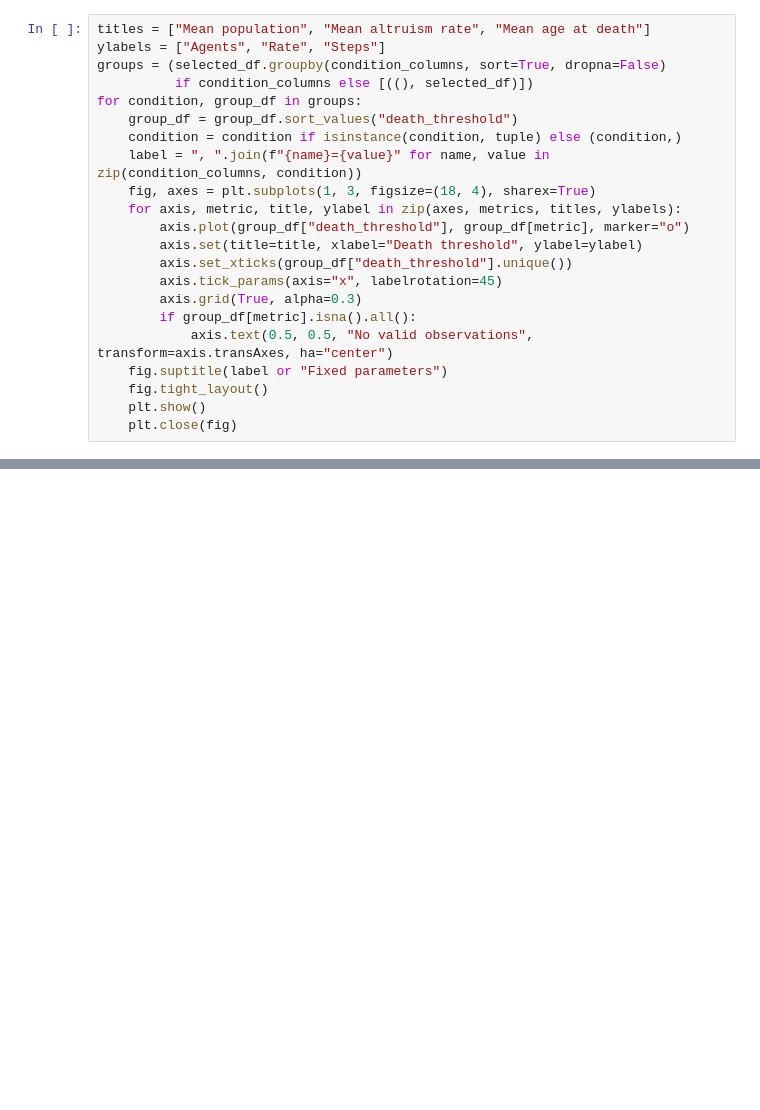
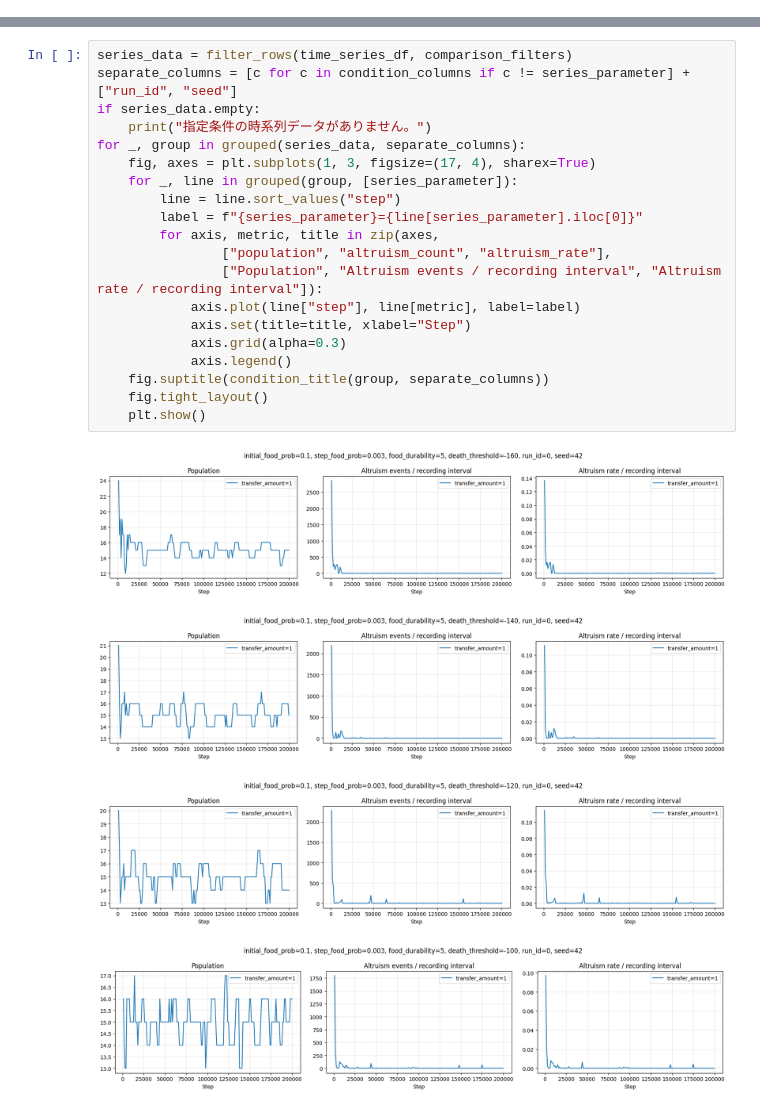
Before and after one commit to bcl-group/2703-nishimura-bachelor-thesis, a Jupyter notebook: project/notebooks/analysis_exp_v4.ipynb, the cells around one changed output, grey strips where cells are left out. Drawn from its saved outputs; the diff is of its cells as text; blank space fills up the shorter version.

```diff
--- a/project/notebooks/analysis_exp_v4.ipynb
+++ b/project/notebooks/analysis_exp_v4.ipynb
@@ -93,22 +95,0 @@ display(selected_df[[*condition_columns, "death_threshold", "num_runs", *metrics
-# %%
-titles = ["Mean population", "Mean altruism rate", "Mean age at death"]
-ylabels = ["Agents", "Rate", "Steps"]
-groups = (selected_df.groupby(condition_columns, sort=True, dropna=False)
-          if condition_columns else [((), selected_df)])
-for condition, group_df in groups:
-    group_df = group_df.sort_values("death_threshold")
-    condition = condition if isinstance(condition, tuple) else (condition,)
-    label = ", ".join(f"{name}={value}" for name, value in zip(condition_columns, condition))
-    fig, axes = plt.subplots(1, 3, figsize=(18, 4), sharex=True)
-    for axis, metric, title, ylabel in zip(axes, metrics, titles, ylabels):
-        axis.plot(group_df["death_threshold"], group_df[metric], marker="o")
-        axis.set(title=title, xlabel="Death threshold", ylabel=ylabel)
-        axis.set_xticks(group_df["death_threshold"].unique())
-        axis.tick_params(axis="x", labelrotation=45)
-        axis.grid(True, alpha=0.3)
-        if group_df[metric].isna().all():
-            axis.text(0.5, 0.5, "No valid observations", transform=axis.transAxes, ha="center")
-    fig.suptitle(label or "Fixed parameters")
-    fig.tight_layout()
-    plt.show()
-    plt.close(fig)
@@ -118,0 +158,25 @@ for condition, group_df in groups:
+# %%
+series_data = filter_rows(time_series_df, comparison_filters)
+separate_columns = [c for c in condition_columns if c != series_parameter] + ["run_id", "seed"]
+if series_data.empty:
+    print("指定条件の時系列データがありません。")
+for _, group in grouped(series_data, separate_columns):
+    fig, axes = plt.subplots(1, 3, figsize=(17, 4), sharex=True)
+    for _, line in grouped(group, [series_parameter]):
+        line = line.sort_values("step")
+        label = f"{series_parameter}={line[series_parameter].iloc[0]}"
+        for axis, metric, title in zip(axes,
+                ["population", "altruism_count", "altruism_rate"],
+                ["Population", "Altruism events / recording interval", "Altruism rate / recording interval"]):
+            axis.plot(line["step"], line[metric], label=label)
+            axis.set(title=title, xlabel="Step")
+            axis.grid(alpha=0.3)
+            axis.legend()
+    fig.suptitle(condition_title(group, separate_columns))
+    fig.tight_layout()
+    plt.show()
+# %% [output]
+[figure, added]
+[figure, added]
+[figure, added]
+[figure, added]
```
Also changed, not shown: parts of 13 cells of this notebook, 12 other files.
